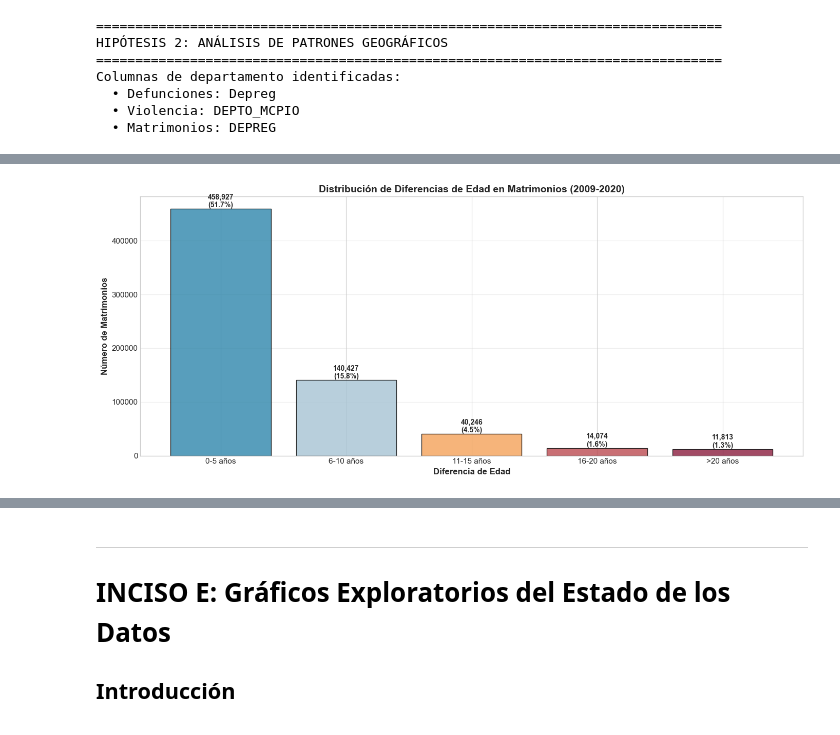
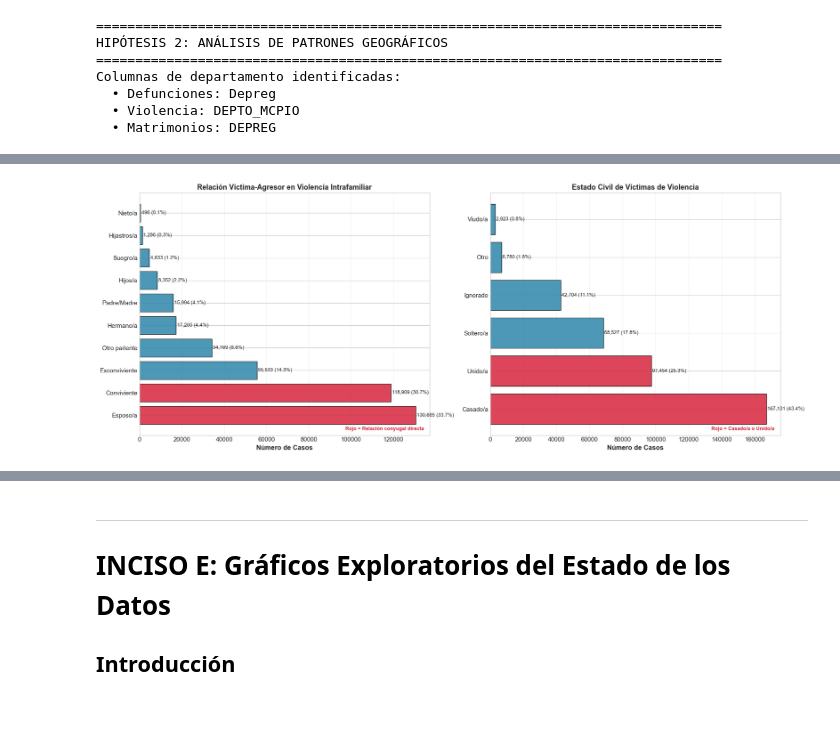
Before and after one commit to FerAHMz/proy1-md, a Jupyter notebook: caso_base.ipynb, the cells around one changed output, grey strips where cells are left out. Drawn from its saved outputs; the diff is of its cells as text; code cells hidden in the pictures.

```diff
--- a/caso_base.ipynb
+++ b/caso_base.ipynb
@@ -634,7 +610,10 @@ else:
     print("\n No se encontró columna de departamento en Defunciones")
 
 if col_depto_vio:
-    df_violencia['Departamento'] = df_violencia[col_depto_vio].map(departamentos_map)
+    # DEPTO_MCPIO contiene códigos combinados depto+municipio (ej: 101=Guatemala ciudad, 501=Escuintla)
+    # Extraer código de departamento dividiendo entre 100
+    df_violencia['cod_depto'] = (df_violencia[col_depto_vio] // 100).astype(int)
+    df_violencia['Departamento'] = df_violencia['cod_depto'].map(departamentos_map)
     violencia_depto = df_violencia['Departamento'].value_counts().head(10)
 
     print("\nTop 10 Departamentos - VIOLENCIA INTRAFAMILIAR:")
@@ -933,51 +894,49 @@ Columnas de sexo en violencia: ['VIC_SEXO', 'AGR_SEXO']
 # %%
-# Análisis de diferencias de edad en matrimonios
-if len(cols_edad_mat) >= 2:
-    print("\n" + "="*80)
-    print("ANÁLISIS DE DIFERENCIAS DE EDAD EN MATRIMONIOS")
-    print("="*80)
+# Visualización de relación víctima-agresor y estado civil
+fig, axes = plt.subplots(1, 2, figsize=(18, 7))
 
-    edad_col1 = cols_edad_mat[0]
-    edad_col2 = cols_edad_mat[1]
+# Gráfico 1: Relación víctima-agresor
+rel_data = df_violencia['VIC_REL_AGR'].map(rel_agresor_map).value_counts()
+colors_rel = ['#D7263D' if x in ['Esposo/a', 'Conviviente'] else '#2E86AB' for x in rel_data.index]
+bars = axes[0].barh(range(len(rel_data)), rel_data.values, color=colors_rel, alpha=0.85, edgecolor='black')
+axes[0].set_yticks(range(len(rel_data)))
+axes[0].set_yticklabels(rel_data.index, fontsize=11)
+axes[0].set_xlabel('Número de Casos', fontsize=12, fontweight='bold')
+axes[0].set_title('Relación Víctima-Agresor en Violencia Intrafamiliar', fontsize=13, fontweight='bold')
+axes[0].grid(axis='x', alpha=0.3)
 
-    # Calcular diferencia de edad
-    df_matrimonios['diferencia_edad'] = abs(df_matrimonios[edad_col1] - df_matrimonios[edad_col2])
+# Etiquetas en barras
+for bar, val in zip(bars, rel_data.values):
+    axes[0].text(bar.get_width() + 500, bar.get_y() + bar.get_height()/2,
+                f'{val:,} ({val/total_vio*100:.1f}%)', va='center', fontsize=9)
 
-    # Categorizar diferencias
-    df_matrimonios['categoria_dif_edad'] = pd.cut(
-        df_matrimonios['diferencia_edad'],
-        bins=[0, 5, 10, 15, 20, 100],
-        labels=['0-5 años', '6-10 años', '11-15 años', '16-20 años', '>20 años']
-    )
+# Leyenda de colores
+axes[0].annotate('Rojo = Relación conyugal directa', xy=(0.98, 0.02), xycoords='axes fraction',
+                ha='right', fontsize=9, color='#D7263D', fontweight='bold')
 
-    dist_dif_edad = df_matrimonios['categoria_dif_edad'].value_counts().sort_index()
+# Gráfico 2: Estado civil de víctimas
+est_data = df_violencia['VIC_EST_CIV'].map(est_civil_map).value_counts()
+colors_est = ['#D7263D' if x in ['Casado/a', 'Unido/a'] else '#2E86AB' for x in est_data.index]
+bars2 = axes[1].barh(range(len(est_data)), est_data.values, color=colors_est, alpha=0.85, edgecolor='black')
+axes[1].set_yticks(range(len(est_data)))
+axes[1].set_yticklabels(est_data.index, fontsize=11)
+axes[1].set_xlabel('Número de Casos', fontsize=12, fontweight='bold')
+axes[1].set_title('Estado Civil de Víctimas de Violencia', fontsize=13, fontweight='bold')
+axes[1].grid(axis='x', alpha=0.3)
 
-    print("\nDistribución de diferencias de edad:")
-    for cat, count in dist_dif_edad.items():
-        pct = (count / len(df_matrimonios)) * 100
-        print(f"  {cat:15s}: {count:>8,} ({pct:>5.2f}%)")
+# Etiquetas en barras con porcentaje
+total_est = est_data.sum()
+for bar, val in zip(bars2, est_data.values):
+    axes[1].text(bar.get_width() + 500, bar.get_y() + bar.get_height()/2,
+                f'{val:,} ({val/total_est*100:.1f}%)', va='center', fontsize=9)
 
-    matrimonios_alta_dif = (df_matrimonios['diferencia_edad'] > 10).sum()
-    pct_alta_dif = (matrimonios_alta_dif / len(df_matrimonios)) * 100
+axes[1].annotate('Rojo = Casado/a o Unido/a', xy=(0.98, 0.02), xycoords='axes fraction',
+                ha='right', fontsize=9, color='#D7263D', fontweight='bold')
 
-    print(f"\nMatrimonios con diferencia >10 años: {matrimonios_alta_dif:,} ({pct_alta_dif:.2f}%)")
+plt.tight_layout()
+guardar_figura("h3_relacion_matrimonio_violencia", "Relacion directa entre matrimonio y violencia intrafamiliar")
+plt.show()
 
-    # Visualización
-    plt.figure(figsize=(14, 6))
-    colors = ['#2E86AB', '#A7C4D4', '#F4A259', '#BC4B51', '#8B1E3F']
-    plt.bar(range(len(dist_dif_edad)), dist_dif_edad.values, color=colors, alpha=0.8, edgecolor='black')
-    plt.xticks(range(len(dist_dif_edad)), dist_dif_edad.index, rotation=0)
-    plt.xlabel('Diferencia de Edad', fontsize=12, fontweight='bold')
-    plt.ylabel('Número de Matrimonios', fontsize=12, fontweight='bold')
-    plt.title('Distribución de Diferencias de Edad en Matrimonios (2009-2020)', fontsize=14, fontweight='bold')
-    plt.grid(axis='y', alpha=0.3)
-
-    # Añadir valores en las barras
-    for i, v in enumerate(dist_dif_edad.values):
-        plt.text(i, v, f'{v:,}\n({v/len(df_matrimonios)*100:.1f}%)',
-                ha='center', va='bottom', fontweight='bold', fontsize=10)
-
-    plt.tight_layout()
-    guardar_figura("diferencias_edad_matrimonios", "Distribucion de diferencias de edad en matrimonios")
-    plt.show()
+print(f"\nHALLAZGO CLAVE: {pct_conyugal:.1f}% de agresiones son por esposo/a o conviviente")
+print(f"                {pct_casadas:.1f}% de víctimas están casadas o unidas")
 # %% [output]
@@ -997 +944 @@ Imagen guardada: 05_diferencias_edad_matrimonios.png - Distribucion de diferenci
-[figure, old version]
+[figure, new version]
```
Also changed, not shown: parts of 38 cells of this notebook, 19 other files.
